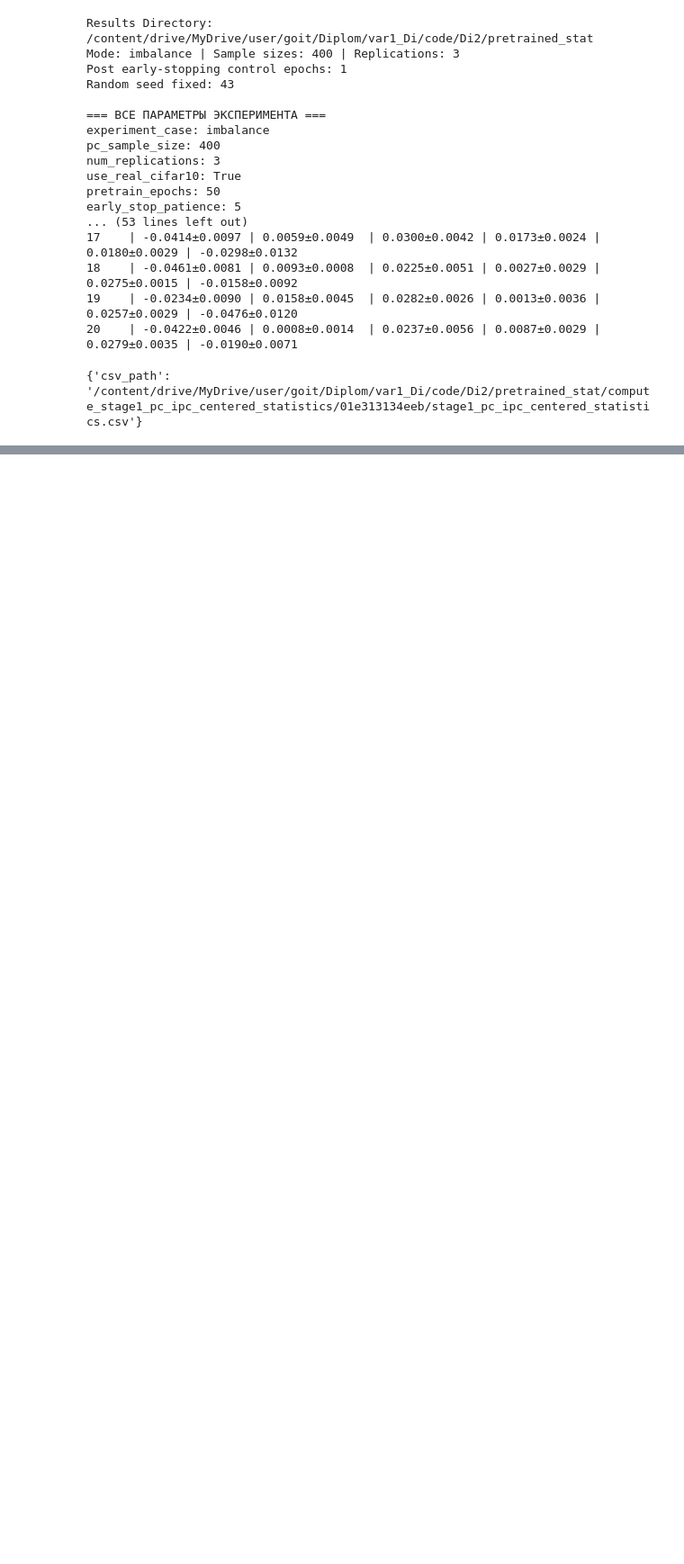
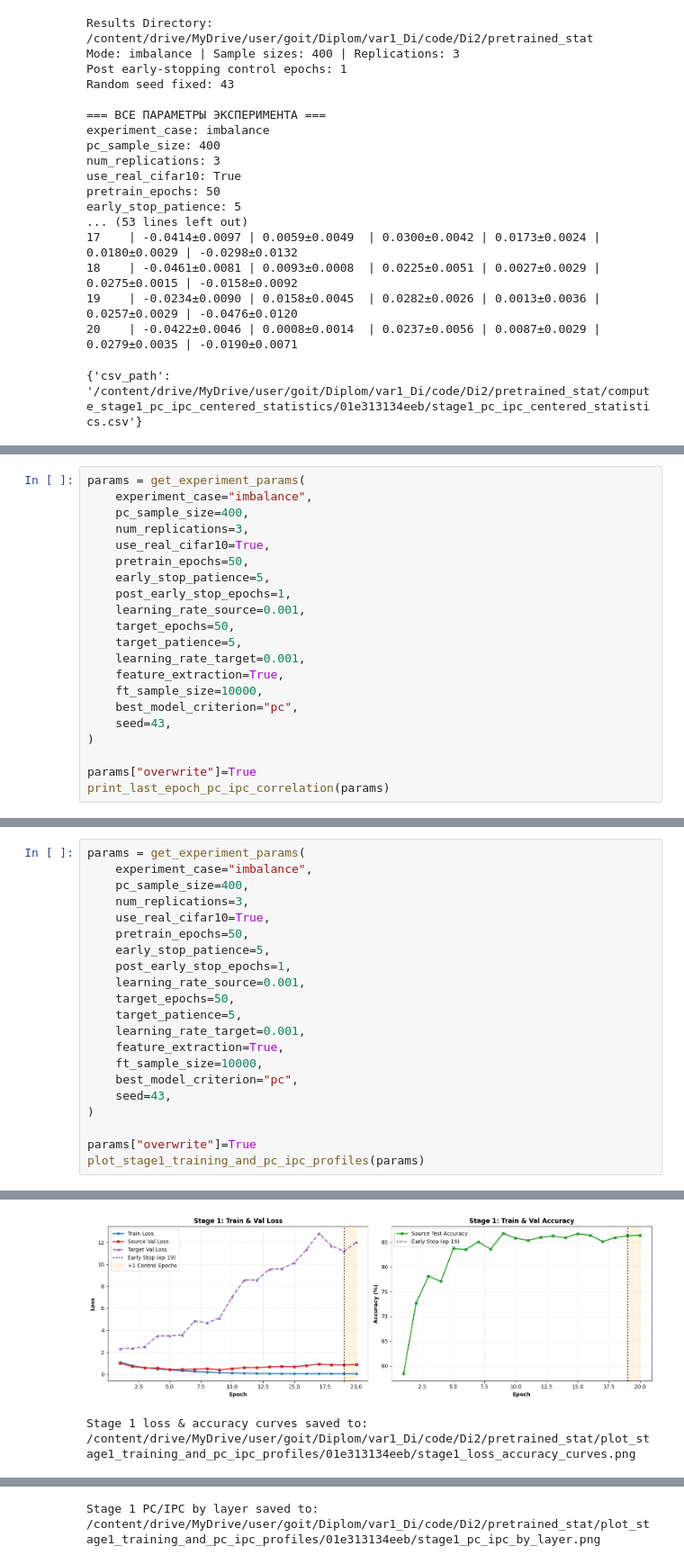
Before and after one commit to DR24DR24/Di, a Jupyter notebook: pretrained_stat.ipynb, the cells around one changed output, grey strips where cells are left out. Shown at 90% size. Cells and saved outputs as stored; diff of their text form; blank space fills up the shorter version.

```diff
--- a/pretrained_stat.ipynb
+++ b/pretrained_stat.ipynb
@@ -3212,0 +3304,21 @@ early_stop_patience: 5
+# %%
+params = get_experiment_params(
+    experiment_case="imbalance",
+    pc_sample_size=400,
+    num_replications=3,
+    use_real_cifar10=True,
+    pretrain_epochs=50,
+    early_stop_patience=5,
+    post_early_stop_epochs=1,
+    learning_rate_source=0.001,
+    target_epochs=50,
+    target_patience=5,
+    learning_rate_target=0.001,
+    feature_extraction=True,
+    ft_sample_size=10000,
+    best_model_criterion="pc",
+    seed=43,
+)
+
+params["overwrite"]=True
+print_last_epoch_pc_ipc_correlation(params)
@@ -3212,0 +3640,22 @@ early_stop_patience: 5
+# %%
+params = get_experiment_params(
+    experiment_case="imbalance",
+    pc_sample_size=400,
+    num_replications=3,
+    use_real_cifar10=True,
+    pretrain_epochs=50,
+    early_stop_patience=5,
+    post_early_stop_epochs=1,
+    learning_rate_source=0.001,
+    target_epochs=50,
+    target_patience=5,
+    learning_rate_target=0.001,
+    feature_extraction=True,
+    ft_sample_size=10000,
+    best_model_criterion="pc",
+    seed=43,
+)
+
+params["overwrite"]=True
+plot_stage1_training_and_pc_ipc_profiles(params)
+# %% [output]
@@ -3212,0 +3679,2 @@ early_stop_patience: 5
+[figure, added]
+Stage 1 loss & accuracy curves saved to: /content/drive/MyDrive/user/goit/Diplom/var1_Di/code/Di2/pretrained_stat/plot_stage1_training_and_pc_ipc_profiles/01e313134eeb/stage1_loss_accuracy_curves.png
@@ -3212,0 +3682 @@ early_stop_patience: 5
+Stage 1 PC/IPC by layer saved to: /content/drive/MyDrive/user/goit/Diplom/var1_Di/code/Di2/pretrained_stat/plot_stage1_training_and_pc_ipc_profiles/01e313134eeb/stage1_pc_ipc_by_layer.png
```
Also changed, not shown: parts of 9 cells of this notebook.
